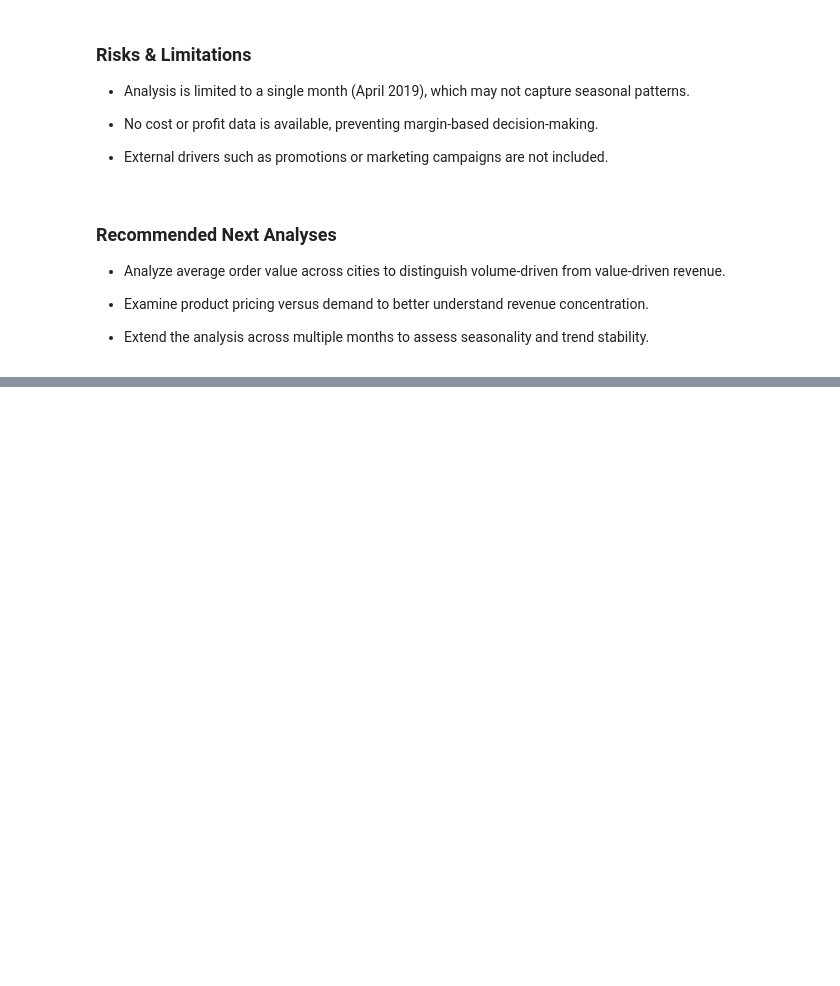
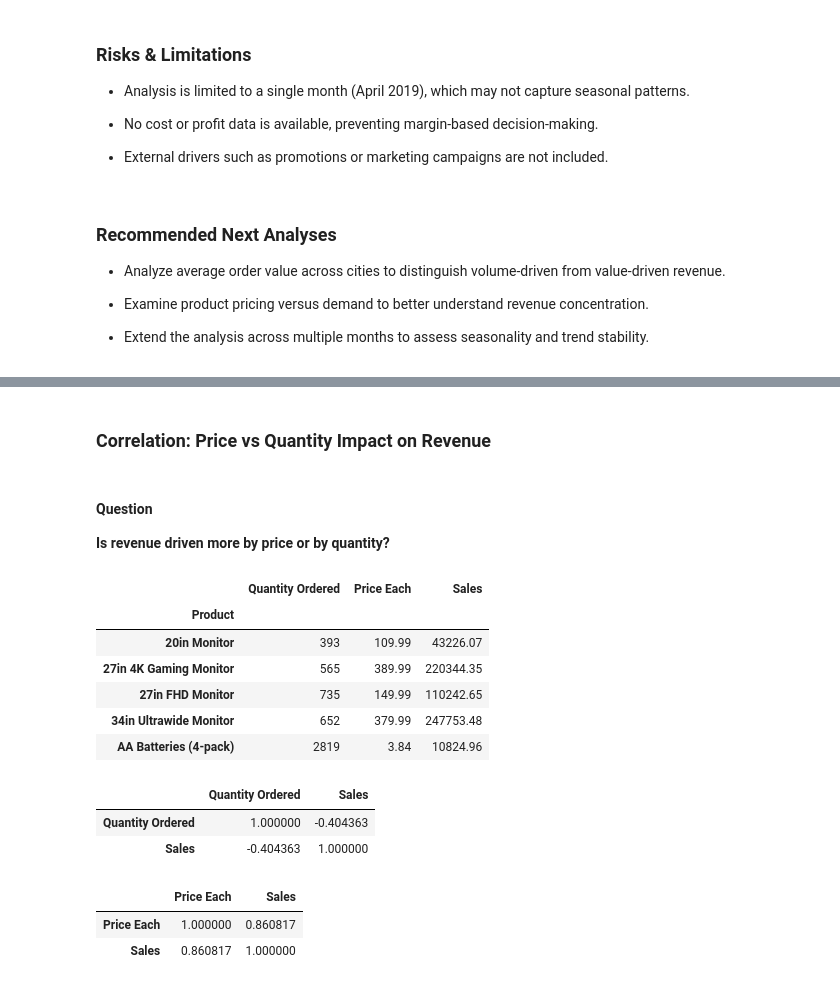
Before and after one commit to jm-nwachukwu/data-analytics-portfolio, a Jupyter notebook: week_05 & 06/sales_analysis_exploration.ipynb, the cells around one changed output, grey strips where cells are left out. Saved outputs shown, nothing was run; the diff lists cells and outputs as text; code cells hidden in the pictures; blank space fills up the shorter version.

```diff
--- a/week_05 & 06/sales_analysis_exploration.ipynb
+++ b/week_05 & 06/sales_analysis_exploration.ipynb
@@ -673,0 +709,43 @@ To understand revenue drivers across time, products, and cities in order to iden
+# %% [markdown]
+### Correlation: Price vs Quantity Impact on Revenue
+# %% [markdown]
+#### Question
+
+**Is revenue driven more by price or by quantity?**
+# %%
+# Correlation between quantity ordered and sales revenue.
+
+correlation_table = df.groupby("Product").agg({
+    'Quantity Ordered': 'sum',
+    'Price Each': 'mean',
+    'Sales': 'sum'
+})
+correlation_table.head()
+# %% [output]
+|  | Quantity Ordered | Price Each | Sales |
+| Product |  |  |  |
+| 20in Monitor | 393 | 109.99 | 43226.07 |
+| 27in 4K Gaming Monitor | 565 | 389.99 | 220344.35 |
+| 27in FHD Monitor | 735 | 149.99 | 110242.65 |
+| 34in Ultrawide Monitor | 652 | 379.99 | 247753.48 |
+| AA Batteries (4-pack) | 2819 | 3.84 | 10824.96 |
+# %%
+# Quantity vs Sales
+
+correlation_table[['Quantity Ordered', 'Sales']].corr()
+
+# When total units sold per product increase, does revenue increase consistently?
+# %% [output]
+|  | Quantity Ordered | Sales |
+| Quantity Ordered | 1.000000 | -0.404363 |
+| Sales | -0.404363 | 1.000000 |
+# %%
+# Price vs Sales
+
+correlation_table[['Price Each', 'Sales']].corr()
+
+# Are higher-priced products systematically responsible for higher revenue?
+# %% [output]
+|  | Price Each | Sales |
+| Price Each | 1.000000 | 0.860817 |
+| Sales | 0.860817 | 1.000000 |
```
Also changed, not shown: parts of 26 cells of this notebook.
